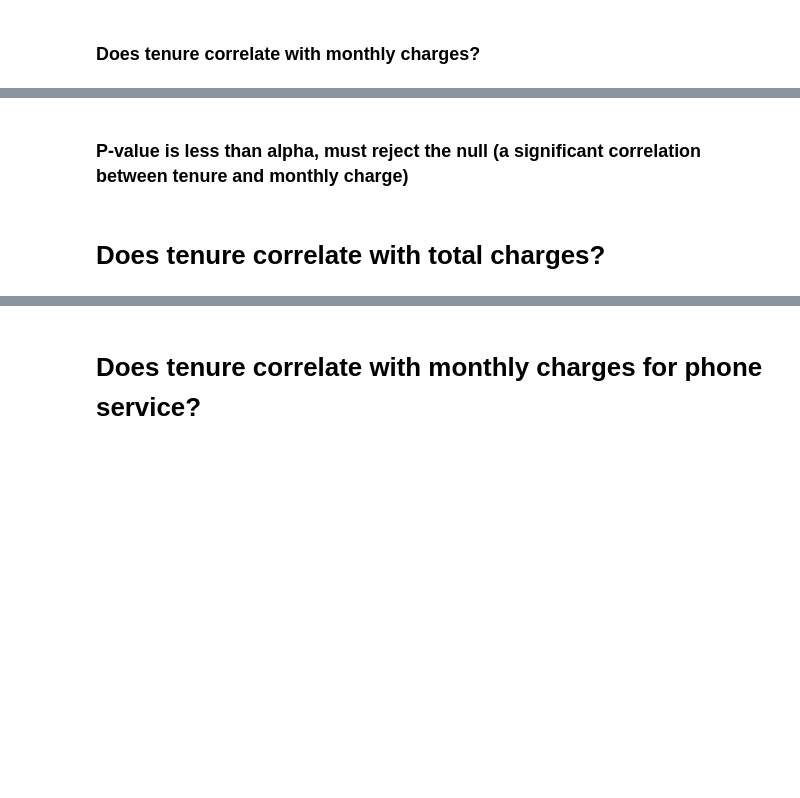
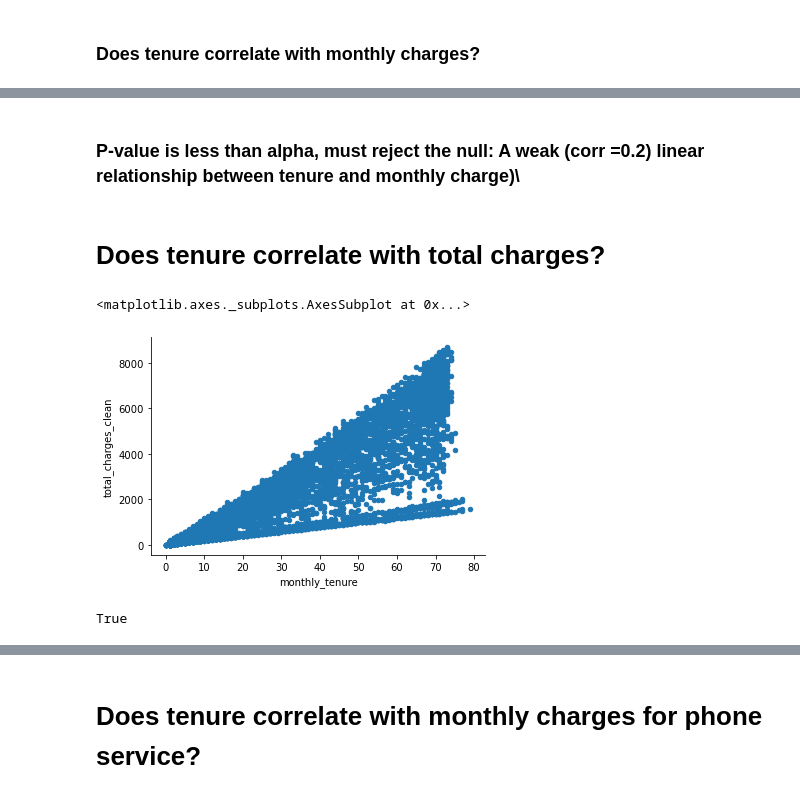
Before and after one commit to CSolitaire/statistics-exercises, a Jupyter notebook: hypothesis_testing.ipynb, the cells around one changed output, grey strips where cells are left out. Saved outputs shown, nothing was run; the diff lists cells and outputs as text; code cells hidden in the pictures; blank space fills up the shorter version.

```diff
--- a/hypothesis_testing.ipynb
+++ b/hypothesis_testing.ipynb
@@ -550,10 +566,15 @@ corr, p
 # %% [markdown]
-### P-value is less than alpha, must reject the null (a significant correlation between tenure and monthly charge)
+### P-value is less than alpha, must reject the null: A weak (corr =0.2) linear relationship between tenure and monthly charge)\
 # %% [markdown]
 # Does tenure correlate with total charges?
+# %%
+telco.plot.scatter(y='total_charges_clean', x='monthly_tenure')
+# %% [output]
+<matplotlib.axes._subplots.AxesSubplot at 0x...>
+[figure, added]
 # %%
 """
-H0: There is no statistically significant correlation between tenure and total charges.
+H0: There is no statistically significant linear relationship between tenure and total charges.
 """
 x = telco.total_charges_clean
 y = telco.monthly_tenure
@@ -572,6 +593,8 @@ p = stats.t.sf(t, df=degf) * 2 # *2 for a two-tailed test
 p
 
 p < α
+# %% [output]
+True
 # %%
 corr, p = stats.pearsonr(x, y)
 corr, p
```
Also changed, not shown: parts of 26 cells of this notebook.
